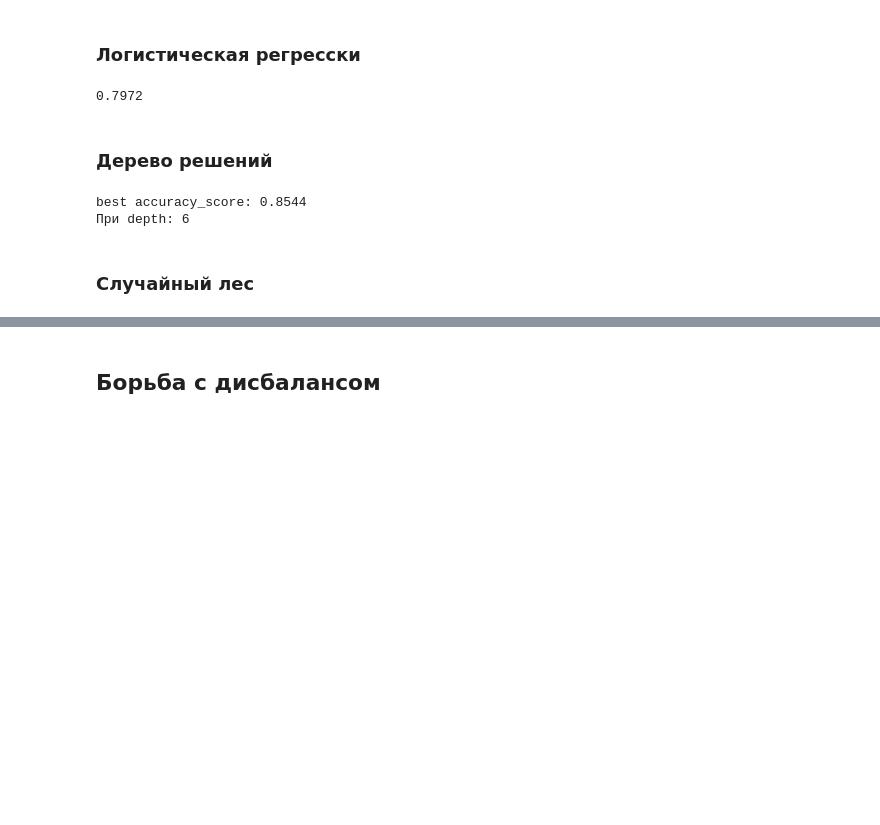
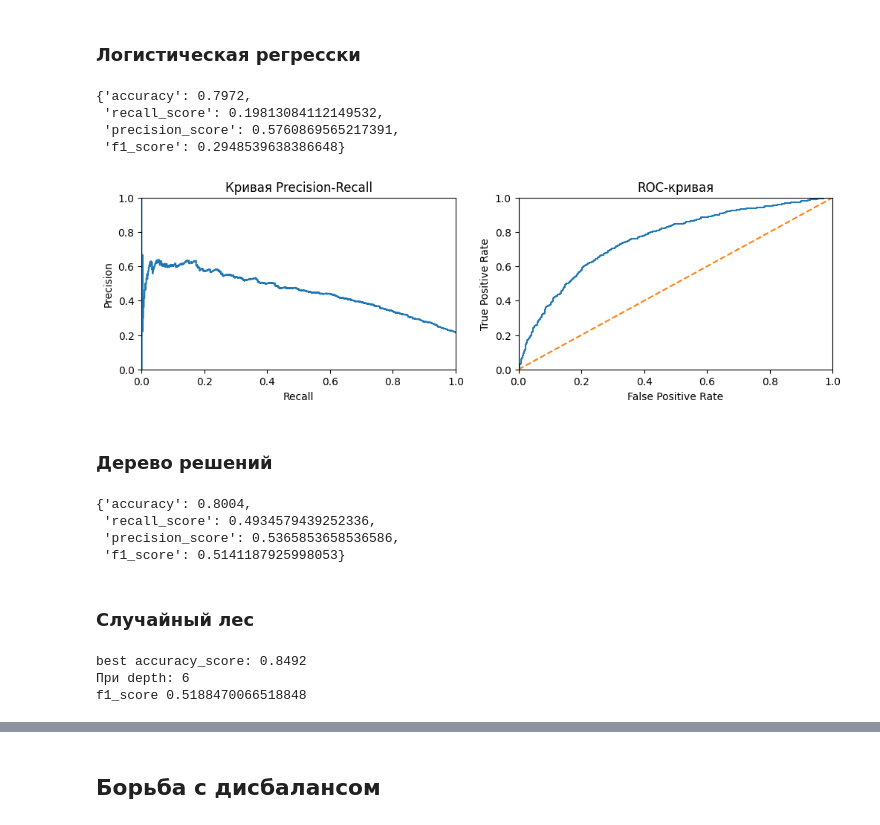
Before and after one commit to Shurick-G/practicum, a Jupyter notebook: churn/Churn_predict.ipynb, the cells around one changed output, grey strips where cells are left out. Drawn from its saved outputs; the diff is of its cells as text; code cells hidden in the pictures; blank space fills up the shorter version.

```diff
--- a/churn/Churn_predict.ipynb
+++ b/churn/Churn_predict.ipynb
@@ -181,12 +197,46 @@ target.mean()
+# %%
+def build_graphs(model, valid_features, valid_target):
+    valid_probabilities = model.predict_proba(valid_features)
+    precision, recall, thresholds = precision_recall_curve(valid_target, valid_probabilities[:, 1])
+    fpr, tpr, thresholds = roc_curve(valid_target, valid_probabilities[:, 1])
+
+    fig = plt.figure(figsize=(12, 3))
+    pr_curve = fig.add_subplot(1, 2, 1)
+    roc1_curve = fig.add_subplot(1, 2, 2)
+
+    pr_curve.step(recall, precision, where='post')
+    pr_curve.set_xlabel('Recall')
+    pr_curve.set_ylabel('Precision')
+    pr_curve.set_xlim([0.0, 1.0])
+    pr_curve.set_ylim([0.0, 1.0])
+    pr_curve.set_title('Кривая Precision-Recall')
+
+    roc1_curve.plot(fpr, tpr)
+    roc1_curve.plot([0, 1], [0, 1], linestyle='--')
+    roc1_curve.set_xlabel('False Positive Rate')
+    roc1_curve.set_ylabel('True Positive Rate')
+    roc1_curve.set_xlim([0.0, 1.0])
+    roc1_curve.set_ylim([0.0, 1.0])
+    roc1_curve.set_title('ROC-кривая')
+
+    return fig.show()
 # %% [markdown]
 ### Логистическая регресски
 # %%
 model =  LogisticRegression(random_state=12345, solver='liblinear', max_iter=1000)
 model.fit(train_features, train_target)
 valid_prediction = model.predict(valid_features)
-accuracy_score(valid_prediction, valid_target)
+
+add_model_chars(valid_prediction, valid_target, models_type='LogisticRegression')
 # %% [output]
-0.7972
+{'accuracy': 0.7972,
+ 'recall_score': 0.19813084112149532,
+ 'precision_score': 0.5760869565217391,
+ 'f1_score': 0.2948539638386648}
+# %%
+build_graphs(model, valid_features, valid_target)
+# %% [output]
+[figure, added]
 # %% [markdown]
 ### Дерево решений
 # %%
@@ -197,15 +247,38 @@ for depth in range(1, 16):
     model.fit(train_features, train_target) # обучите модель на тренировочной выборке
     valid_prediction = model.predict(valid_features) # получите предсказания модели на валидационной выборке
     result =  accuracy_score(valid_prediction, valid_target)
+    # print(depth)
+    # print('f1_score', f1_score(valid_target, valid_prediction))
     if result > best_result:
         best_model = model
         best_result = result
         best_depth = depth
 
-print('best accuracy_score:', best_result)
-print('При depth:', best_depth)
+add_model_chars(valid_prediction, valid_target, models_type='DecisionTreeClassifier')
 # %% [output]
-best accuracy_score: 0.8544
-При depth: 6
+{'accuracy': 0.8004,
+ 'recall_score': 0.4934579439252336,
+ 'precision_score': 0.5365853658536586,
+ 'f1_score': 0.5141187925998053}
 # %% [markdown]
 ### Случайный лес
+# %%
+best_result = 0
+
+for depth in  range(1, 16, 1):
+    model = RandomForestClassifier(random_state=12345, n_estimators=3, max_depth=depth)
+    model.fit(train_features, train_target) # обучите модель на тренировочной выборке
+    valid_prediction = model.predict(valid_features) # получите предсказания модели на валидационной выборке
+    result =  accuracy_score(valid_prediction, valid_target)
+    if result > best_result:
+        best_model = model
+        best_result = result
+        best_depth = depth
+
+print('best accuracy_score:', best_result)
+print('При depth:', best_depth)
+print('f1_score', f1_score(valid_target, valid_prediction))
+# %% [output]
+best accuracy_score: 0.8492
+При depth: 6
+f1_score 0.5188470066518848
```
Also changed, not shown: parts of 5 cells of this notebook.
